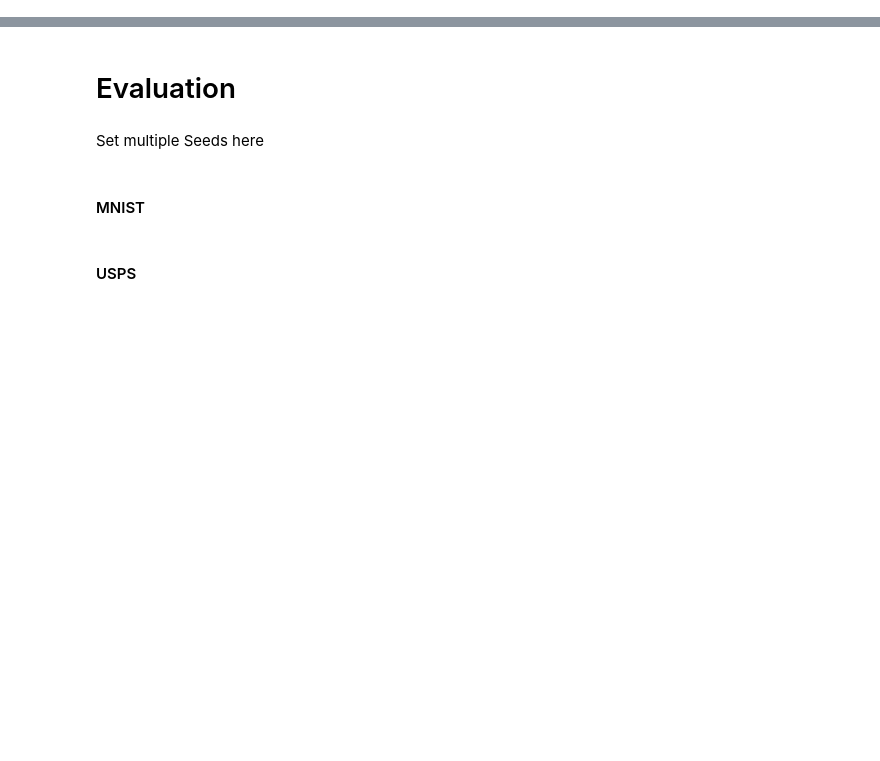
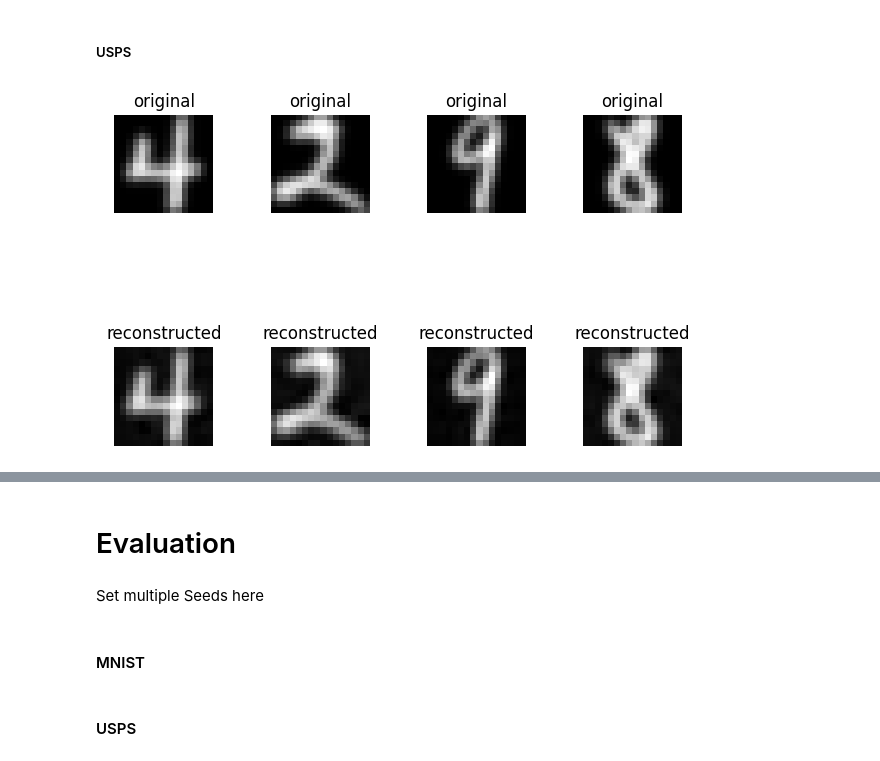
Before and after one commit to julianSchilcher/LMU_Master_Practical_SoSe24, a Jupyter notebook: practical/DeepClustering/DeepECT/deepect.ipynb, the cells around one changed output, grey strips where cells are left out. Cells and saved outputs as stored; diff of their text form; code cells hidden in the pictures; blank space fills up the shorter version.

```diff
--- a/practical/DeepClustering/DeepECT/deepect.ipynb
+++ b/practical/DeepClustering/DeepECT/deepect.ipynb
@@ -0,0 +66,9 @@
+# %% [markdown]
+##### USPS
+# %%
+dataset = load_usps()
+data = dataset["data"]
+labels = dataset["target"]
+visualize_peformance_AE("./practical/DeepClustering/DeepECT/pretrained_autoencoders/USPS_autoencoder_pretrained.pth", FeedforwardAutoencoder, data,(16,16),4, seed=15)
+# %% [output]
+[figure, added]
```
Also changed, not shown: parts of 25 cells of this notebook, 1 other file.
